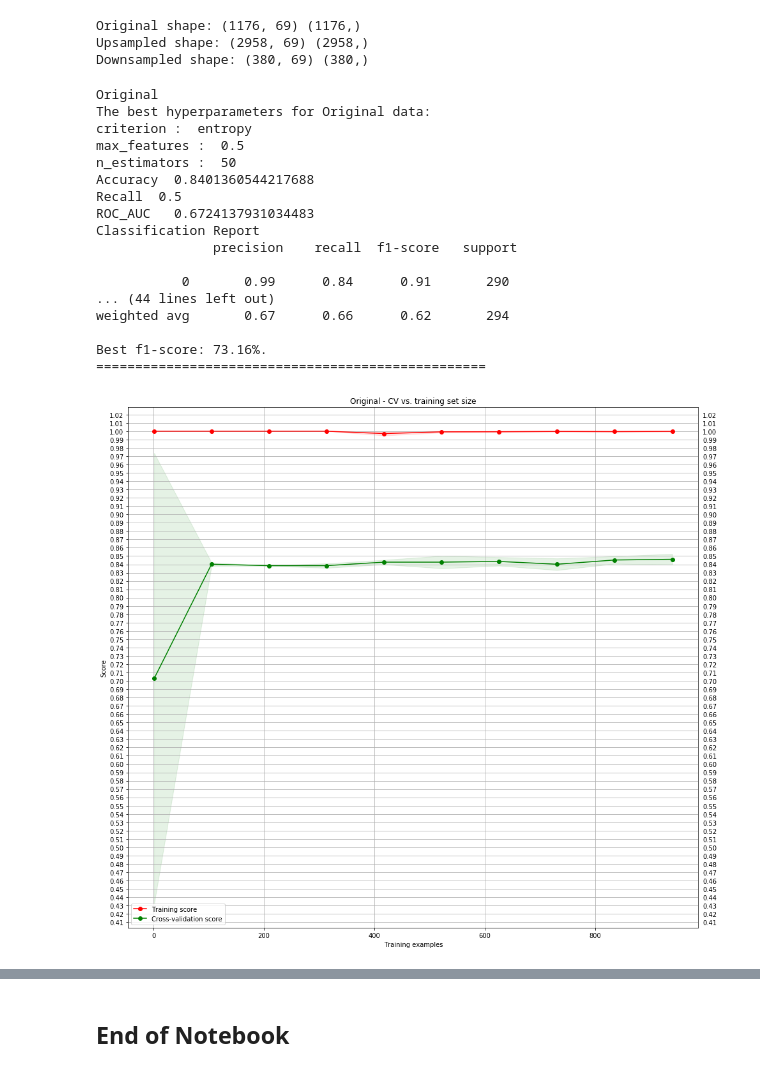
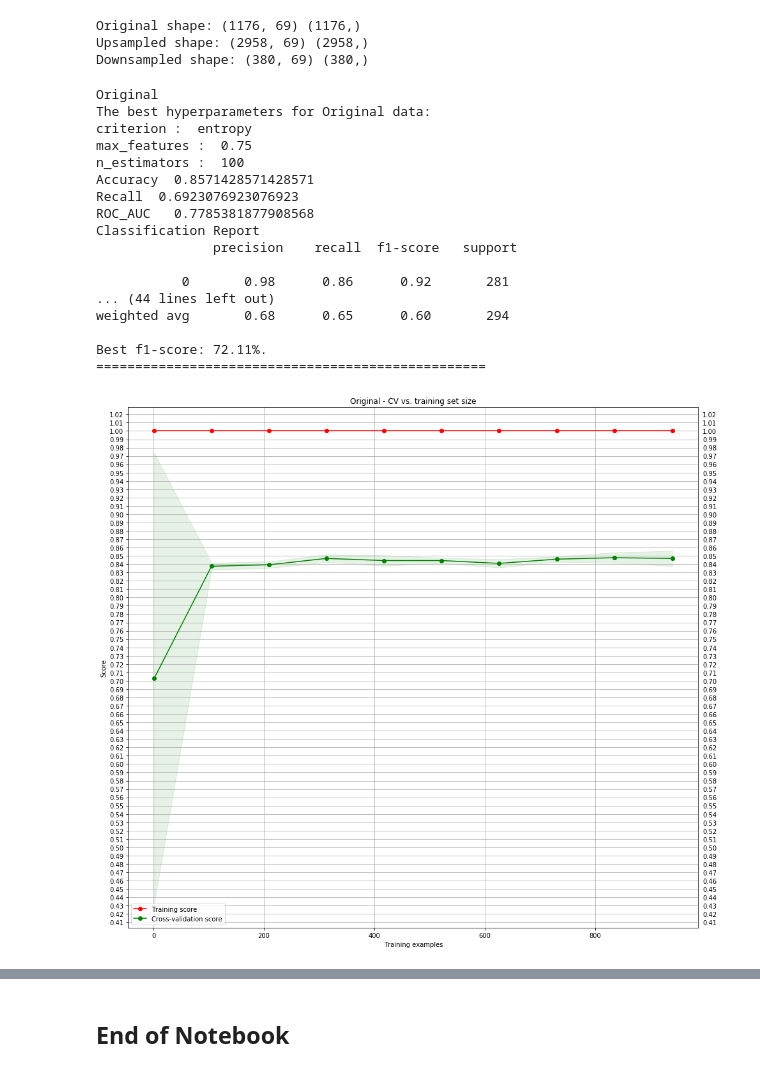
Before and after one commit to ramiazmi/Data-Science-Kaggle, a Jupyter notebook: Turnover_Prediction_IBM_CaseStudy.ipynb, the cells around one changed output, grey strips where cells are left out. Cells and saved outputs as stored; diff of their text form; code cells hidden in the pictures.

```diff
--- a/Turnover_Prediction_IBM_CaseStudy.ipynb
+++ b/Turnover_Prediction_IBM_CaseStudy.ipynb
@@ -451,19 +451,21 @@ warnings.filterwarnings('ignore')
 
 methods_data = {"Original": (X_train, y_train),
                 "Upsampled": (X_train_u, y_train_u),
-                "Downsampled": (X_train_d, y_train_d)}
+                "Downsampled": (X_train_d, y_train_d)
+               }
 
 for method in methods_data.keys():
     print(method)
     pip_rf = make_pipeline(StandardScaler(),
                            PCA(iterated_power=9, svd_solver="randomized"),
                            RandomForestClassifier(class_weight="balanced",
+                                                  max_leaf_nodes=1024,
                                                   random_state=101))
 
     hyperparam_grid = {
         "randomforestclassifier__n_estimators":  [20, 50, 80, 100], # [10, 50, 100, 500],
         "randomforestclassifier__max_features": ["sqrt", "log2", 0.4, 0.5,0.75,0.90, 1.0],
-        # "randomforestclassifier__min_samples_leaf": [1, 3, 5],
+        "randomforestclassifier__min_samples_leaf": [1, 2, 3, 5],
         "randomforestclassifier__criterion": ["gini", "entropy"]}
 
     gs_rf = GridSearchCV(pip_rf,
@@ -474,40 +476,40 @@ for method in methods_data.keys():
     X_t, y_t = methods_data[method][0], methods_data[method][1]
     gs_rf.fit(X_t, y_t)
 
     print("\033[1m" + "\033[0m" + "The best hyperparameters for {} data:".format(method))
     for hyperparam in gs_rf.best_params_.keys():
         print(hyperparam[hyperparam.find("__") + 2:], ": ", gs_rf.best_params_[hyperparam])
 
     predictions=gs_rf.predict(X_test)
     print("Accuracy ",accuracy_score(predictions,y_test))
     print("Recall ",recall_score(predictions,y_test))
     print("ROC_AUC  ",roc_auc_score(predictions,y_test))
     print("Classification Report \n",classification_report(predictions,y_test))
     class_names = ['0', '1']
 #     confusion_matrix=confusion_matrix(y_test,predictions)
 #     plot_confusion_matrix(confusion_matrix, classes=class_names, title='Confusion matrix')
 
     print("Best f1-score: {:.2f}%.".format((gs_rf.best_score_) * 100)) # "\033[1m" + "\033[94m" +
 
     plot_learning_curve(gs_rf.best_estimator_, method + " - CV vs. training set size", X_t, y_t, cv=5)
     print('='*50)
 # %% [output]
 Original
 The best hyperparameters for Original data:
 criterion :  entropy
-max_features :  0.5
-n_estimators :  50
-Accuracy  0.8401360544217688
-Recall  0.5
-ROC_AUC   0.6724137931034483
+max_features :  0.75
+n_estimators :  100
+Accuracy  0.8571428571428571
+Recall  0.6923076923076923
+ROC_AUC   0.7785381877908568
 Classification Report
                precision    recall  f1-score   support
 
-           0       0.99      0.84      0.91       290
+           0       0.98      0.86      0.92       281
 ... (44 lines left out)
-weighted avg       0.67      0.66      0.62       294
+weighted avg       0.68      0.65      0.60       294
 
-Best f1-score: 73.16%.
+Best f1-score: 72.11%.
 ==================================================
-[figure, old version]
+[figure, new version]
 [figure]
```
Also changed, not shown: parts of 1 cell of this notebook.
